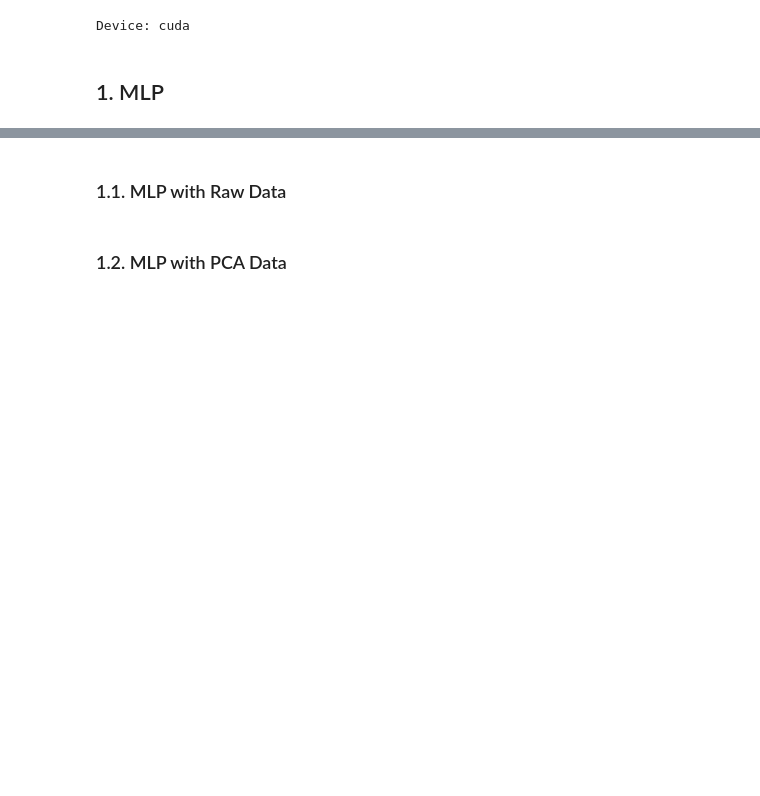
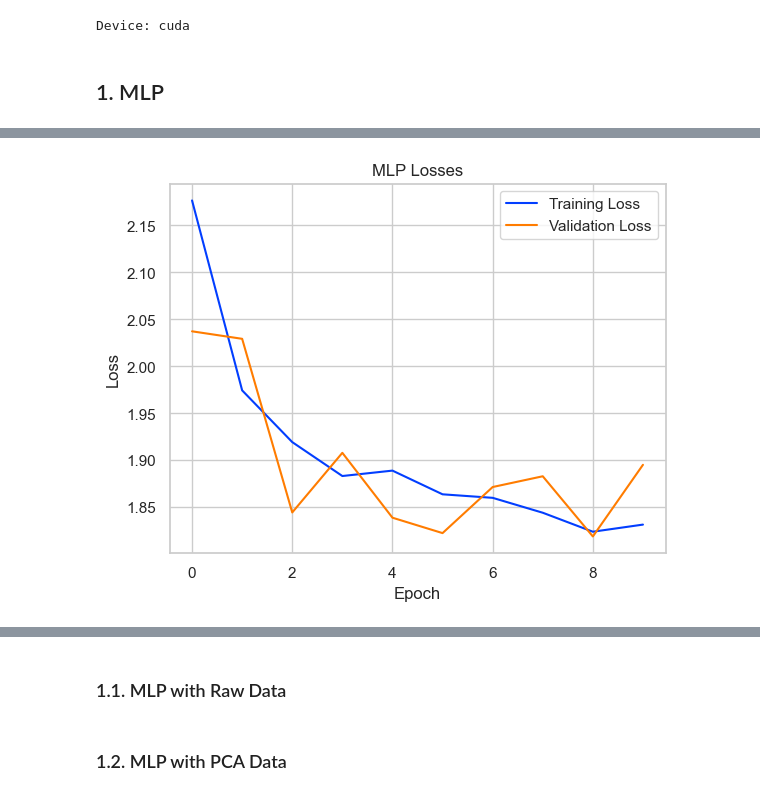
Before and after one commit to josemnmatos/deep-learning-dermatology, a Jupyter notebook: ml-dermatology-tp1.ipynb, the cells around one changed output, grey strips where cells are left out. Cells and saved outputs as stored; diff of their text form; code cells hidden in the pictures; blank space fills up the shorter version.

```diff
--- a/ml-dermatology-tp1.ipynb
+++ b/ml-dermatology-tp1.ipynb
@@ -83,0 +61,3 @@ train_dataset.montage(length=10)
+# %%
+# set seaborn style
+sns.set_theme(context='notebook', style='whitegrid', palette='bright', color_codes=True, rc=None)
@@ -134,7 +116,7 @@ Device: cuda
 # %% [markdown]
 ## 1. MLP
 # %%
-def validation(validation_data, nn, criterion, to_device=True):
+def validation(validation_data, nn, criterion, to_device=True, flatten_input=True):
     if to_device:
         nn = nn.to(device)
 
@@ -149,8 +131,9 @@ def validation(validation_data, nn, criterion, to_device=True):
                 X_train = X_train.to(device)
                 y_train = y_train.to(device)
 
-            # Flatten RGB images into a single vector
-            X_train = X_train.view(X_train.size(0), -1)
+            if flatten_input:
+                # Flatten RGB images into a single vector
+                X_train = X_train.view(X_train.size(0), -1)
 
             # Remove unused dimension and convert to long
             y_train = y_train.squeeze().long()
@@ -170,6 +153,7 @@ def fit(
     optimizer,
     n_epochs,
     to_device=True,
+    flatten_input=True,
 ):
 
     # send everything to the device (ideally a GPU)
@@ -191,8 +175,9 @@ def fit(
                 X_train = X_train.to(device)
                 y_train = y_train.to(device)
 
+            if flatten_input:
             # Flatten RGB images into a single vector
-            X_train = X_train.view(X_train.size(0), -1)
+                X_train = X_train.view(X_train.size(0), -1)
 
             # Remove unused dimension and convert to long
             y_train = y_train.squeeze().long()
@@ -200,6 +185,8 @@ def fit(
             # Forward pass
             outputs = nn(X_train)
             loss = criterion(outputs, y_train)
+
+
 
             # Backward and optimize
             optimizer.zero_grad()
@@ -214,7 +201,7 @@ def fit(
         loss_values["train"].append(accu_loss)
 
         # Validation
-        val_loss = validation(validation_data, nn, criterion, to_device)
+        val_loss = validation(validation_data, nn, criterion, to_device, flatten_input)
         loss_values["validation"].append(val_loss)
 
         # if (epoch+1) % 10 == 0:
@@ -229,10 +216,8 @@ hidden_sizes = [256, 128]
 # No of Neurons in Output Layer
 num_classes = n_classes
 # %%
-from custom_models.mlp import MLP
-
 # Create the network, define criterion and optimizer
-n_epochs = 25
+n_epochs = 10
 BATCH_SIZE = 64
 n_layers = 5
 
@@ -253,7 +238,7 @@ criterion = nn.CrossEntropyLoss()
 #criterion = nn.MultiMarginLoss()
 
 # Optimizer
-optimizer = optim.RMSprop(mlp.parameters(), lr=0.001)
+optimizer = optim.Adam(mlp.parameters(), lr=0.001)
 
 mlp_loss_values, mlp = fit(
     training_data=train_loader,
@@ -264,16 +249,6 @@ mlp_loss_values, mlp = fit(
     n_epochs=n_epochs,
     to_device=True,
 )
-
-# Plot the loss values over time
-import matplotlib.pyplot as plt
-
-plt.plot(mlp_loss_values["train"], label="Training Loss")
-plt.plot(mlp_loss_values["validation"], label="Validation Loss")
-plt.xlabel("Epoch")
-plt.ylabel("Loss")
-plt.title("Training Loss")
-plt.show()
 # %% [output]
 Model:
 MLP(
@@ -296,3 +270,7 @@ Epoch [25/25], Training Loss: 1.0675139879638498, Validation Loss: 1.06226342916
+# %%
+plot_losses(mlp_loss_values, title="MLP Losses")
+# %% [output]
+[figure, added]
 # %%
 from sklearn.metrics import confusion_matrix, f1_score
 
```
Also changed, not shown: parts of 14 cells of this notebook, 1 other file.
